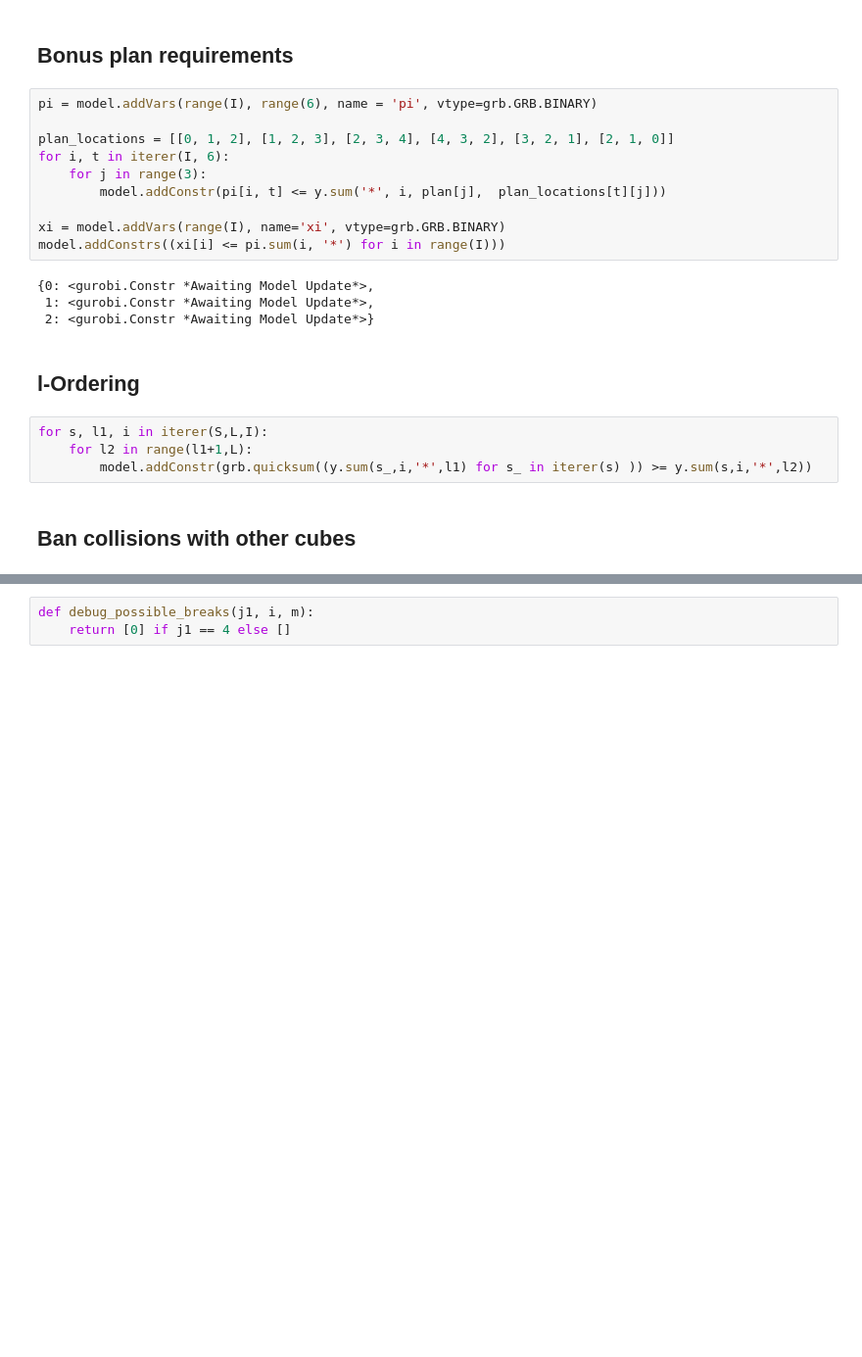
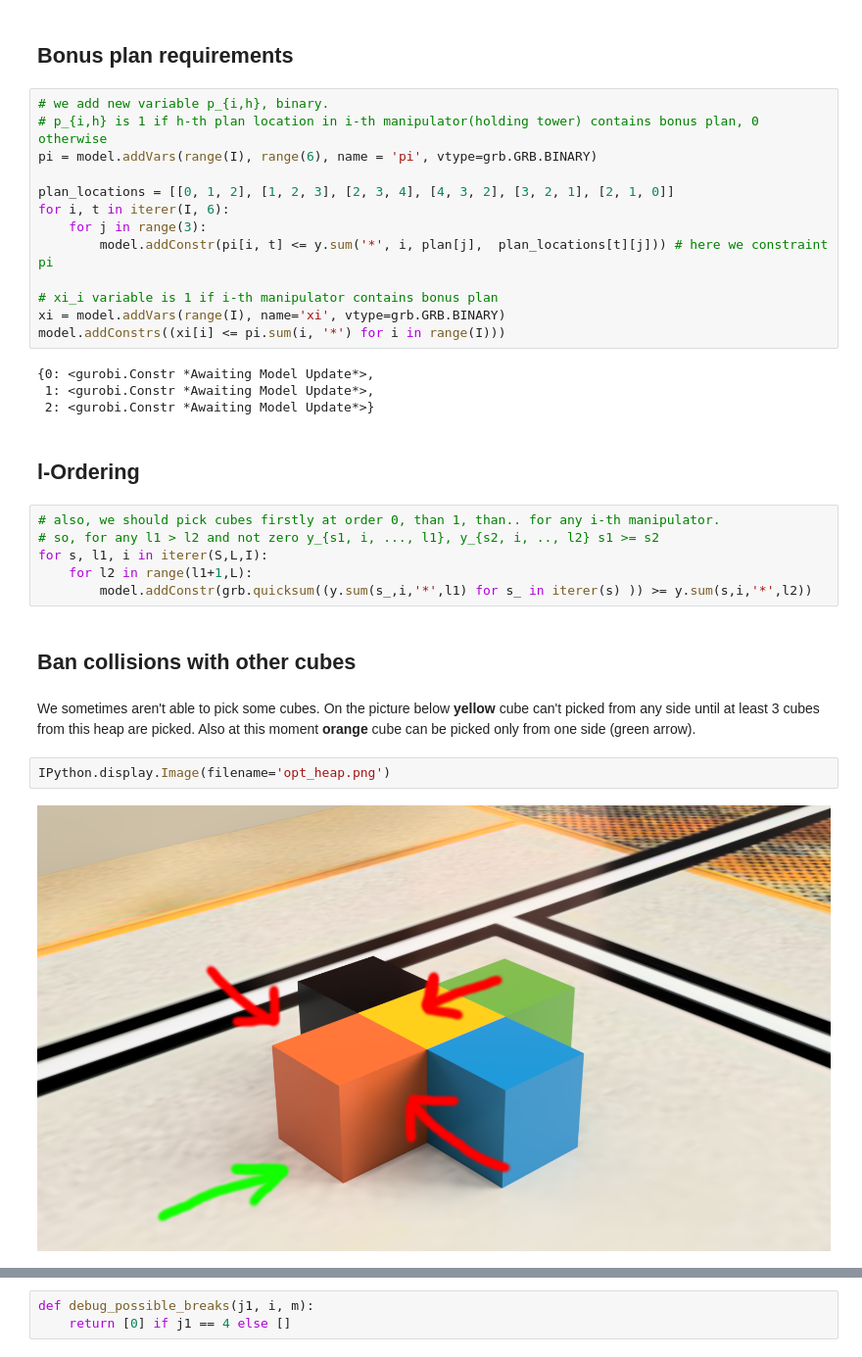
Before and after one commit to safoex/OptimizationMethods, a Jupyter notebook: Project/Project_s.ipynb, the cells around one changed output, grey strips where cells are left out. Shown at 98% size. Cells and saved outputs as stored; diff of their text form; blank space fills up the shorter version.

```diff
--- a/Project/Project_s.ipynb
+++ b/Project/Project_s.ipynb
@@ -94,13 +102,16 @@ model.addConstrs((y.sum('*', i, '*', '*') == 5 for i in iterer(I)));
 # %% [markdown]
 ## Bonus plan requirements
 # %%
+# we add new variable p_{i,h}, binary.
+# p_{i,h} is 1 if h-th plan location in i-th manipulator(holding tower) contains bonus plan, 0 otherwise
 pi = model.addVars(range(I), range(6), name = 'pi', vtype=grb.GRB.BINARY)
 
 plan_locations = [[0, 1, 2], [1, 2, 3], [2, 3, 4], [4, 3, 2], [3, 2, 1], [2, 1, 0]]
 for i, t in iterer(I, 6):
     for j in range(3):
-        model.addConstr(pi[i, t] <= y.sum('*', i, plan[j],  plan_locations[t][j]))
+        model.addConstr(pi[i, t] <= y.sum('*', i, plan[j],  plan_locations[t][j])) # here we constraint pi
 
+# xi_i variable is 1 if i-th manipulator contains bonus plan
 xi = model.addVars(range(I), name='xi', vtype=grb.GRB.BINARY)
 model.addConstrs((xi[i] <= pi.sum(i, '*') for i in range(I)))
 # %% [output]
@@ -110,11 +121,19 @@ model.addConstrs((xi[i] <= pi.sum(i, '*') for i in range(I)))
 # %% [markdown]
 ## l-Ordering
 # %%
+# also, we should pick cubes firstly at order 0, than 1, than.. for any i-th manipulator.
+# so, for any l1 > l2 and not zero y_{s1, i, ..., l1}, y_{s2, i, .., l2} s1 >= s2
 for s, l1, i in iterer(S,L,I):
     for l2 in range(l1+1,L):
         model.addConstr(grb.quicksum((y.sum(s_,i,'*',l1) for s_ in iterer(s) )) >= y.sum(s,i,'*',l2))
 # %% [markdown]
 ## Ban collisions with other cubes
+# %% [markdown]
+We sometimes aren't able to pick some cubes. On the picture below **yellow** cube can't picked from any side until at least 3 cubes from this heap are picked. Also at this moment **orange** cube can be picked only from one side (green arrow).
+# %%
+IPython.display.Image(filename='opt_heap.png')
+# %% [output]
+[figure, added]
 # %%
 j_rel = np.zeros((J+1,J+1,2))
 j_map = np.array([
```
Also changed, not shown: parts of 20 cells of this notebook.
